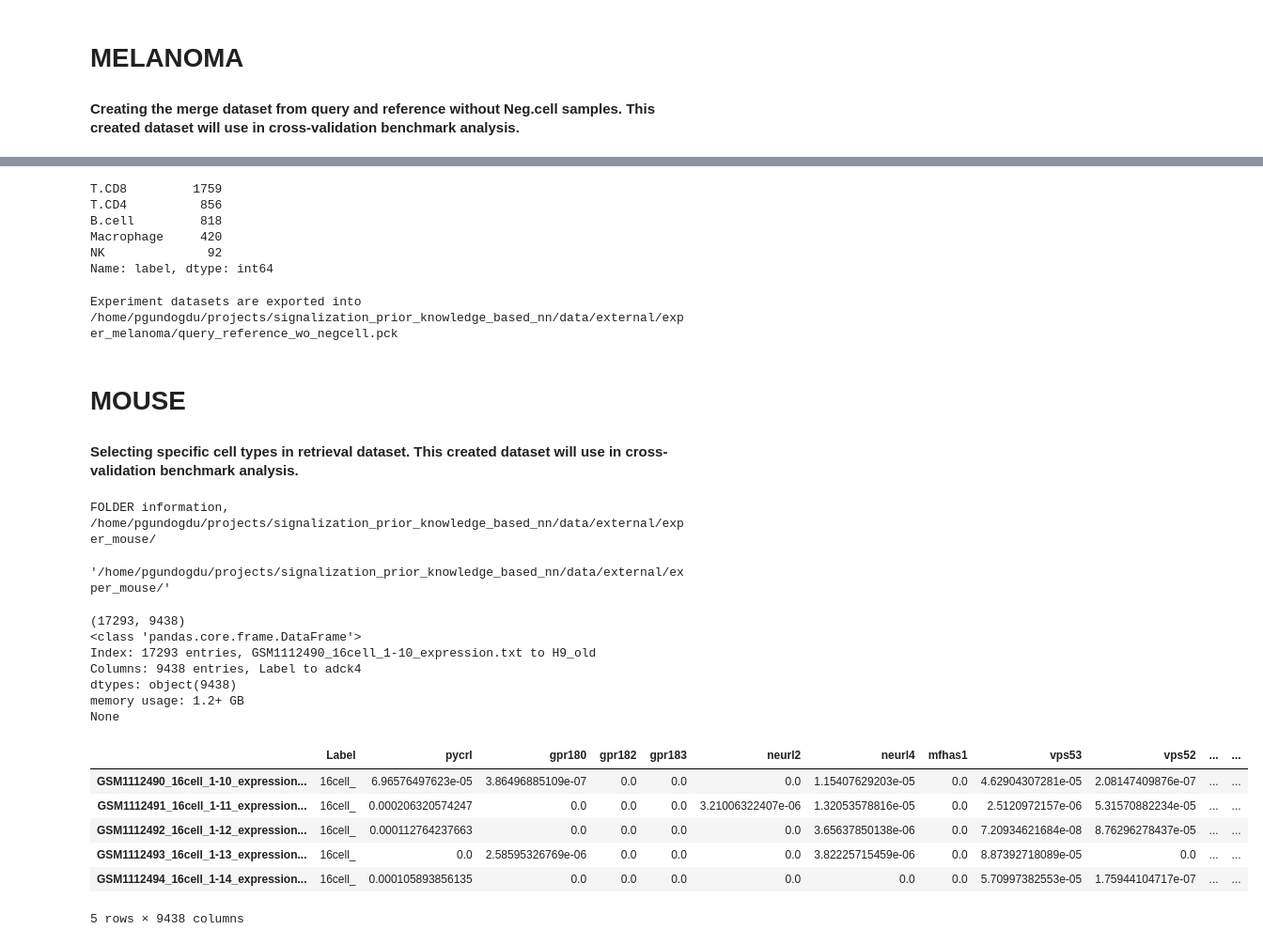
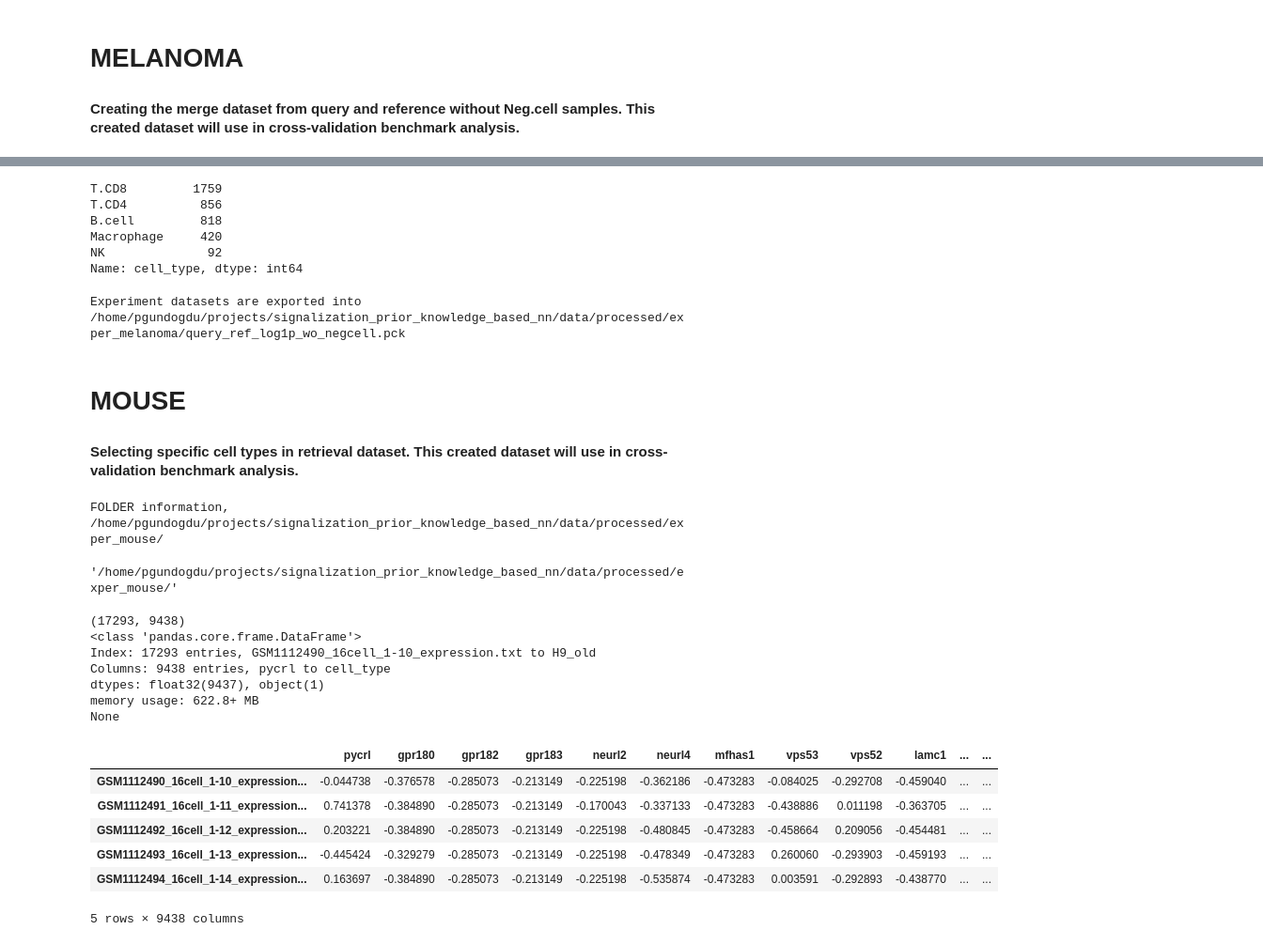
Before and after one commit to pelingundogdu/signalization_prior_knowledge_based_nn, a Jupyter notebook: notebooks/2.1-pg-exporting-additional-datasets.ipynb, the cells around one changed output, grey strips where cells are left out. Shown at 94% size. Cells and saved outputs as stored; diff of their text form; code cells hidden in the pictures.

```diff
--- a/notebooks/2.1-pg-exporting-additional-datasets.ipynb
+++ b/notebooks/2.1-pg-exporting-additional-datasets.ipynb
@@ -108,52 +108,52 @@ None
 5 rows × 17995 columns
 # %%
 ## For cross-validation benchmark analysis, the merged dataset without Neg.cell samples will use.
-df_merged = df_merged[df_merged['label']!='Neg.cell'].reset_index(drop=True)
+df_merged = df_merged[df_merged['cell_type']!='Neg.cell'].reset_index(drop=True)
 
-df_merged['label'].value_counts()
+df_merged['cell_type'].value_counts()
 # %% [output]
 T.CD8         1759
 T.CD4          856
 B.cell         818
 Macrophage     420
 NK              92
-Name: label, dtype: int64
+Name: cell_type, dtype: int64
 # %%
 df_merged.to_pickle(os.path.join(loc_output, 'query_reference_wo_negcell.pck') )
-print('Experiment datasets are exported into ', os.path.join(loc_output, 'query_reference_wo_negcell.pck' ))
+print('Experiment datasets are exported into ', os.path.join(loc_output, 'query_ref_log1p_wo_negcell.pck' ))
 # %% [output]
-Experiment datasets are exported into  /home/pgundogdu/projects/signalization_prior_knowledge_based_nn/data/external/exper_melanoma/query_reference_wo_negcell.pck
+Experiment datasets are exported into  /home/pgundogdu/projects/signalization_prior_knowledge_based_nn/data/processed/exper_melanoma/query_ref_log1p_wo_negcell.pck
 # %% [markdown]
 # MOUSE
 #### Selecting specific cell types in retrieval dataset. This created dataset will use in cross-validation benchmark analysis.
 # %%
 # experiment source
 experiment = 'exper_mouse'
-loc = 'external'
+loc = 'processed'
 # the output location
 loc_output = os.path.join(src.DIR_DATA, loc, experiment)
 src.define_folder(loc_=loc_output)
 # %% [output]
-FOLDER information,  /home/pgundogdu/projects/signalization_prior_knowledge_based_nn/data/external/exper_mouse/
+FOLDER information,  /home/pgundogdu/projects/signalization_prior_knowledge_based_nn/data/processed/exper_mouse/
-'/home/pgundogdu/projects/signalization_prior_knowledge_based_nn/data/external/exper_mouse/'
+'/home/pgundogdu/projects/signalization_prior_knowledge_based_nn/data/processed/exper_mouse/'
 # %%
-df_retrieval = pd.read_pickle(os.path.join(src.DIR_DATA, loc, experiment, '3-33_integrated_retrieval_set.pck'))
+df_retrieval = pd.read_pickle(os.path.join(src.DIR_DATA, loc, experiment, 'mouse_retrieval_sw_gw.pck'))
 print(df_retrieval.shape)
 print(df_retrieval.info())
 df_retrieval.head()
 # %% [output]
 (17293, 9438)
 <class 'pandas.core.frame.DataFrame'>
 Index: 17293 entries, GSM1112490_16cell_1-10_expression.txt to H9_old
-Columns: 9438 entries, Label to adck4
-dtypes: object(9438)
-memory usage: 1.2+ GB
+Columns: 9438 entries, pycrl to cell_type
+dtypes: float32(9437), object(1)
+memory usage: 622.8+ MB
 None
-|  | Label | pycrl | gpr180 | gpr182 | gpr183 | neurl2 | neurl4 | mfhas1 | vps53 | vps52 | ... | ... |
-| GSM1112490_16cell_1-10_expression... | 16cell_ | 6.96576497623e-05 | 3.86496885109e-07 | 0.0 | 0.0 | 0.0 | 1.15407629203e-05 | 0.0 | 4.62904307281e-05 | 2.08147409876e-07 | ... | ... |
-| GSM1112491_16cell_1-11_expression... | 16cell_ | 0.000206320574247 | 0.0 | 0.0 | 0.0 | 3.21006322407e-06 | 1.32053578816e-05 | 0.0 | 2.5120972157e-06 | 5.31570882234e-05 | ... | ... |
-| GSM1112492_16cell_1-12_expression... | 16cell_ | 0.000112764237663 | 0.0 | 0.0 | 0.0 | 0.0 | 3.65637850138e-06 | 0.0 | 7.20934621684e-08 | 8.76296278437e-05 | ... | ... |
-| GSM1112493_16cell_1-13_expression... | 16cell_ | 0.0 | 2.58595326769e-06 | 0.0 | 0.0 | 0.0 | 3.82225715459e-06 | 0.0 | 8.87392718089e-05 | 0.0 | ... | ... |
-| GSM1112494_16cell_1-14_expression... | 16cell_ | 0.000105893856135 | 0.0 | 0.0 | 0.0 | 0.0 | 0.0 | 0.0 | 5.70997382553e-05 | 1.75944104717e-07 | ... | ... |
+|  | pycrl | gpr180 | gpr182 | gpr183 | neurl2 | neurl4 | mfhas1 | vps53 | vps52 | lamc1 | ... | ... |
+| GSM1112490_16cell_1-10_expression... | -0.044738 | -0.376578 | -0.285073 | -0.213149 | -0.225198 | -0.362186 | -0.473283 | -0.084025 | -0.292708 | -0.459040 | ... | ... |
+| GSM1112491_16cell_1-11_expression... | 0.741378 | -0.384890 | -0.285073 | -0.213149 | -0.170043 | -0.337133 | -0.473283 | -0.438886 | 0.011198 | -0.363705 | ... | ... |
+| GSM1112492_16cell_1-12_expression... | 0.203221 | -0.384890 | -0.285073 | -0.213149 | -0.225198 | -0.480845 | -0.473283 | -0.458664 | 0.209056 | -0.454481 | ... | ... |
+| GSM1112493_16cell_1-13_expression... | -0.445424 | -0.329279 | -0.285073 | -0.213149 | -0.225198 | -0.478349 | -0.473283 | 0.260060 | -0.293903 | -0.459193 | ... | ... |
+| GSM1112494_16cell_1-14_expression... | 0.163697 | -0.384890 | -0.285073 | -0.213149 | -0.225198 | -0.535874 | -0.473283 | 0.003591 | -0.292893 | -0.438770 | ... | ... |
 5 rows × 9438 columns
 # %%
```
Also changed, not shown: parts of 6 cells of this notebook, 3 other files.
